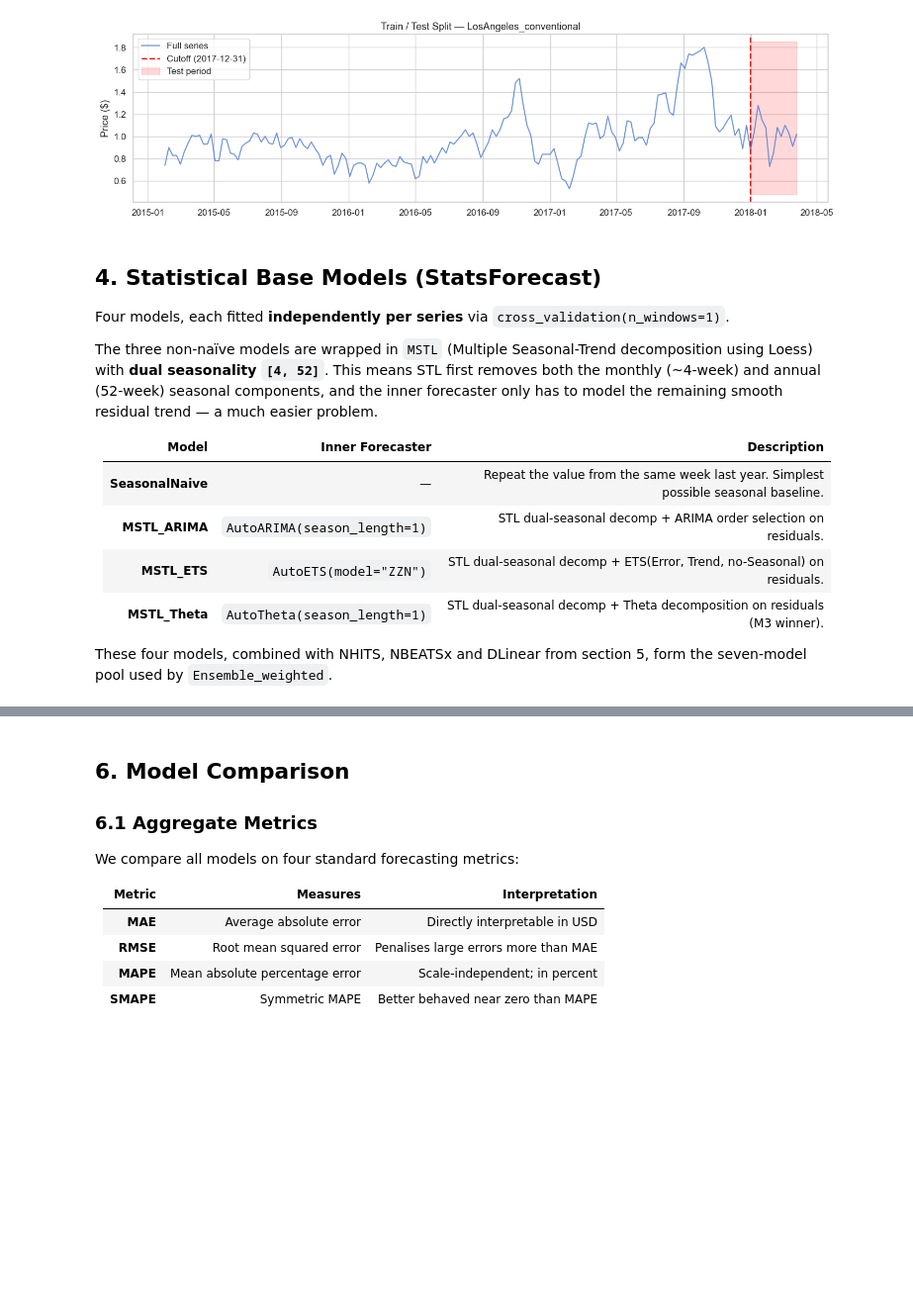
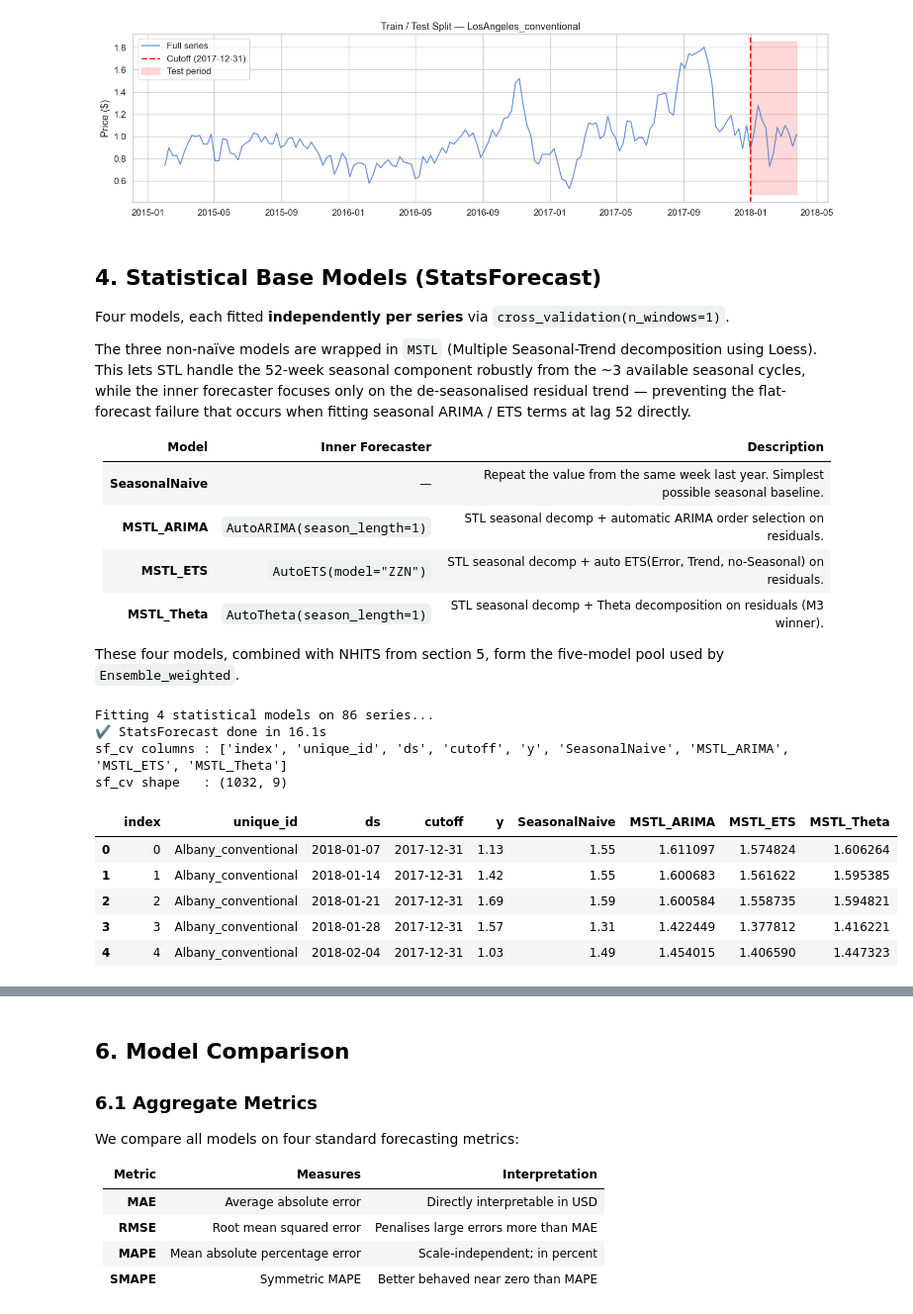
Before and after one commit to pitelet222/pricing-engine, a Jupyter notebook: notebooks/03_forecasting.ipynb, the cells around one changed output, grey strips where cells are left out. Shown at 99% size. Cells and saved outputs as stored; diff of their text form; code cells hidden in the pictures; blank space fills up the shorter version.

```diff
--- a/notebooks/03_forecasting.ipynb
+++ b/notebooks/03_forecasting.ipynb
@@ -273,60 +270,66 @@ Train/Test   : 93% / 7%
 Four models, each fitted **independently per series** via `cross_validation(n_windows=1)`.
 
 The three non-naïve models are wrapped in `MSTL` (Multiple Seasonal-Trend decomposition
-using Loess) with **dual seasonality `[4, 52]`**. This means STL first removes both the
-monthly (~4-week) and annual (52-week) seasonal components, and the inner forecaster only
-has to model the remaining smooth residual trend — a much easier problem.
+using Loess). This lets STL handle the 52-week seasonal component robustly from the ~3
+available seasonal cycles, while the inner forecaster focuses only on the de-seasonalised
+residual trend — preventing the flat-forecast failure that occurs when fitting seasonal
+ARIMA / ETS terms at lag 52 directly.
 
 | Model | Inner Forecaster | Description |
 |---|---|---|
 | **SeasonalNaive** | — | Repeat the value from the same week last year. Simplest possible seasonal baseline. |
-| **MSTL_ARIMA** | `AutoARIMA(season_length=1)` | STL dual-seasonal decomp + ARIMA order selection on residuals. |
-| **MSTL_ETS** | `AutoETS(model="ZZN")` | STL dual-seasonal decomp + ETS(Error, Trend, no-Seasonal) on residuals. |
-| **MSTL_Theta** | `AutoTheta(season_length=1)` | STL dual-seasonal decomp + Theta decomposition on residuals (M3 winner). |
+| **MSTL_ARIMA** | `AutoARIMA(season_length=1)` | STL seasonal decomp + automatic ARIMA order selection on residuals. |
+| **MSTL_ETS** | `AutoETS(model="ZZN")` | STL seasonal decomp + auto ETS(Error, Trend, no-Seasonal) on residuals. |
+| **MSTL_Theta** | `AutoTheta(season_length=1)` | STL seasonal decomp + Theta decomposition on residuals (M3 winner). |
 
-These four models, combined with NHITS, NBEATSx and DLinear from section 5, form the seven-model pool used by `Ensemble_weighted`.
+These four models, combined with NHITS from section 5, form the five-model pool used by `Ensemble_weighted`.
 # %%
 # MSTL (Multiple Seasonal-Trend decomposition using Loess) wraps each statistical
-# model so that STL handles the seasonal components first, and the inner forecaster
-# only needs to model the de-seasonalised residual trend.
-#
-# Dual seasonality [4, SEASON]:
-#   season_length=4  → monthly (~4-week) pattern: within-month demand cycles,
-#                       promotional effects, pay-cycle driven purchases
-#   season_length=52 → annual pattern: harvest seasons, summer demand peaks,
-#                       Super Bowl / holiday spikes
-# STL robustly decomposes both from ~3 years of data; the inner model sees only
-# the smooth residual, making it an easy problem for ARIMA/ETS/Theta.
+# model so that STL handles the 52-week seasonal component first, and the inner
+# forecaster only needs to model the de-seasonalised residual trend.
+# This avoids the "flat forecast" failure mode of fitting seasonal ARIMA/ETS
+# directly with season_length=52 on only ~3 years of data.
 #
 # Required inner-model constraints (enforced by statsforecast):
 #   AutoARIMA / AutoTheta → season_length=1  (no seasonal terms; STL owns seasonality)
 #   AutoETS               → model="ZZN"      (Z=auto Error, Z=auto Trend, N=no Seasonal)
 
 sf_models = [
     SeasonalNaive(season_length=SEASON),
-    MSTL(season_length=[4, SEASON],
+    MSTL(season_length=SEASON,
          trend_forecaster=AutoARIMA(season_length=1),
          alias="MSTL_ARIMA"),
-    MSTL(season_length=[4, SEASON],
+    MSTL(season_length=SEASON,
          trend_forecaster=AutoETS(model="ZZN"),
          alias="MSTL_ETS"),
-    MSTL(season_length=[4, SEASON],
+    MSTL(season_length=SEASON,
          trend_forecaster=AutoTheta(season_length=1),
          alias="MSTL_Theta"),
 ]
 
 sf = StatsForecast(models=sf_models, freq="W", n_jobs=-1)
 
-print(f"Fitting {len(sf_models)} statistical models on {N_SERIES} series "
-      f"(dual seasonality: 4-week + {SEASON}-week)...")
+print(f"Fitting {len(sf_models)} statistical models on {N_SERIES} series...")
 t0 = time.time()
 sf_cv = sf.cross_validation(df=sf_df, h=H, n_windows=1)
 sf_time = time.time() - t0
 sf_cv = sf_cv.reset_index()
 
+# Diagnostic: show exactly which columns statsforecast produced
 print(f"✔ StatsForecast done in {sf_time:.1f}s")
 print(f"sf_cv columns : {list(sf_cv.columns)}")
 print(f"sf_cv shape   : {sf_cv.shape}")
 sf_cv.head()
+# %% [output]
+Fitting 4 statistical models on 86 series...
+✔ StatsForecast done in 16.1s
+sf_cv columns : ['index', 'unique_id', 'ds', 'cutoff', 'y', 'SeasonalNaive', 'MSTL_ARIMA', 'MSTL_ETS', 'MSTL_Theta']
+sf_cv shape   : (1032, 9)
+|  | index | unique_id | ds | cutoff | y | SeasonalNaive | MSTL_ARIMA | MSTL_ETS | MSTL_Theta |
+| 0 | 0 | Albany_conventional | 2018-01-07 | 2017-12-31 | 1.13 | 1.55 | 1.611097 | 1.574824 | 1.606264 |
+| 1 | 1 | Albany_conventional | 2018-01-14 | 2017-12-31 | 1.42 | 1.55 | 1.600683 | 1.561622 | 1.595385 |
+| 2 | 2 | Albany_conventional | 2018-01-21 | 2017-12-31 | 1.69 | 1.59 | 1.600584 | 1.558735 | 1.594821 |
+| 3 | 3 | Albany_conventional | 2018-01-28 | 2017-12-31 | 1.57 | 1.31 | 1.422449 | 1.377812 | 1.416221 |
+| 4 | 4 | Albany_conventional | 2018-02-04 | 2017-12-31 | 1.03 | 1.49 | 1.454015 | 1.406590 | 1.447323 |
 # %% [markdown]
 ## 5. Deep Learning Models (NeuralForecast)
```
Also changed, not shown: parts of 23 cells of this notebook, 1 other file.
